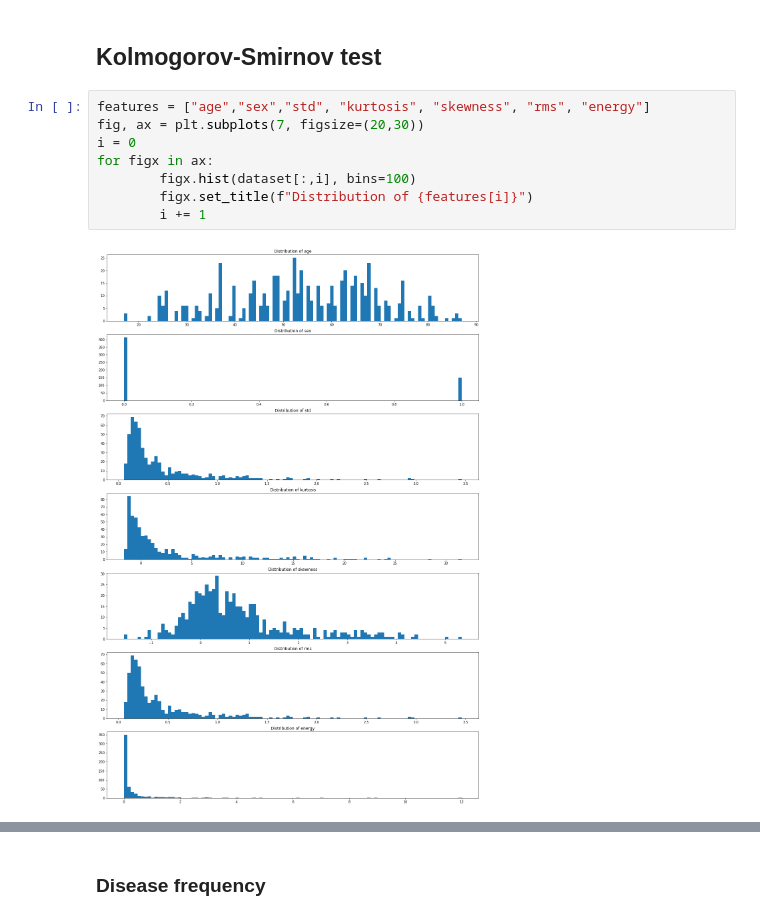
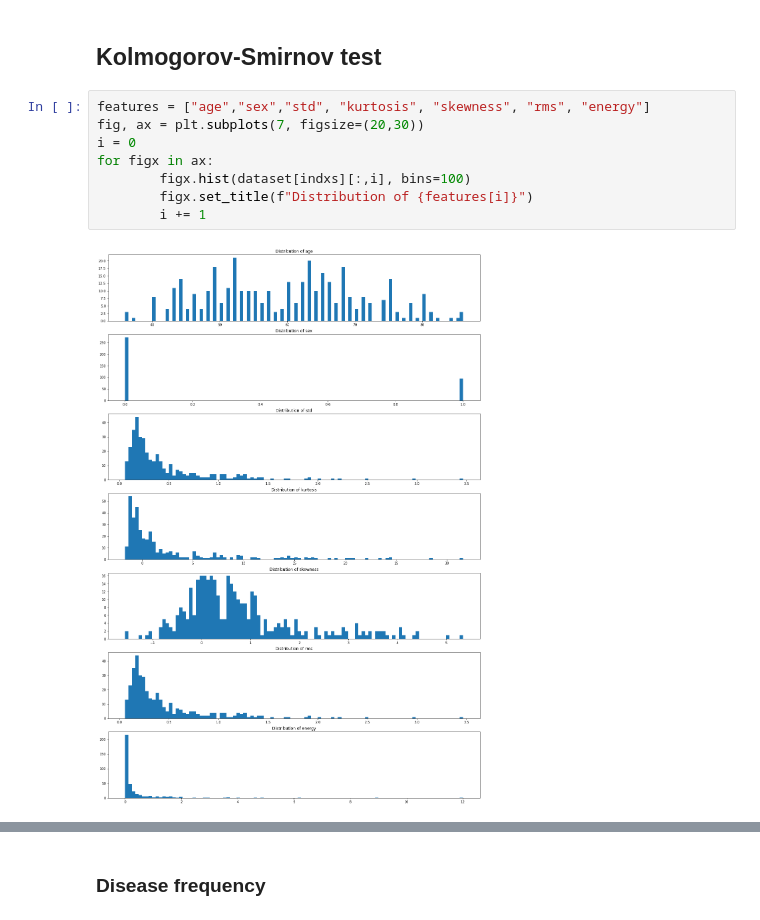
Before and after one commit to paulilioaica/cppsms, a Jupyter notebook: ECG Analysis.ipynb, the cells around one changed output, grey strips where cells are left out. Drawn from its saved outputs; the diff is of its cells as text.

```diff
--- a/ECG Analysis.ipynb
+++ b/ECG Analysis.ipynb
@@ -72,12 +83,12 @@ labels = np.array(labels)
 # %%
 features = ["age","sex","std", "kurtosis", "skewness", "rms", "energy"]
 fig, ax = plt.subplots(7, figsize=(20,30))
 i = 0
 for figx in ax:
-        figx.hist(dataset[:,i], bins=100)
+        figx.hist(dataset[indxs][:,i], bins=100)
         figx.set_title(f"Distribution of {features[i]}")
         i += 1
 # %% [output]
-[figure, old version]
+[figure, new version]
 # %%
 from scipy.stats import kstest
```
Also changed, not shown: parts of 5 cells of this notebook.
